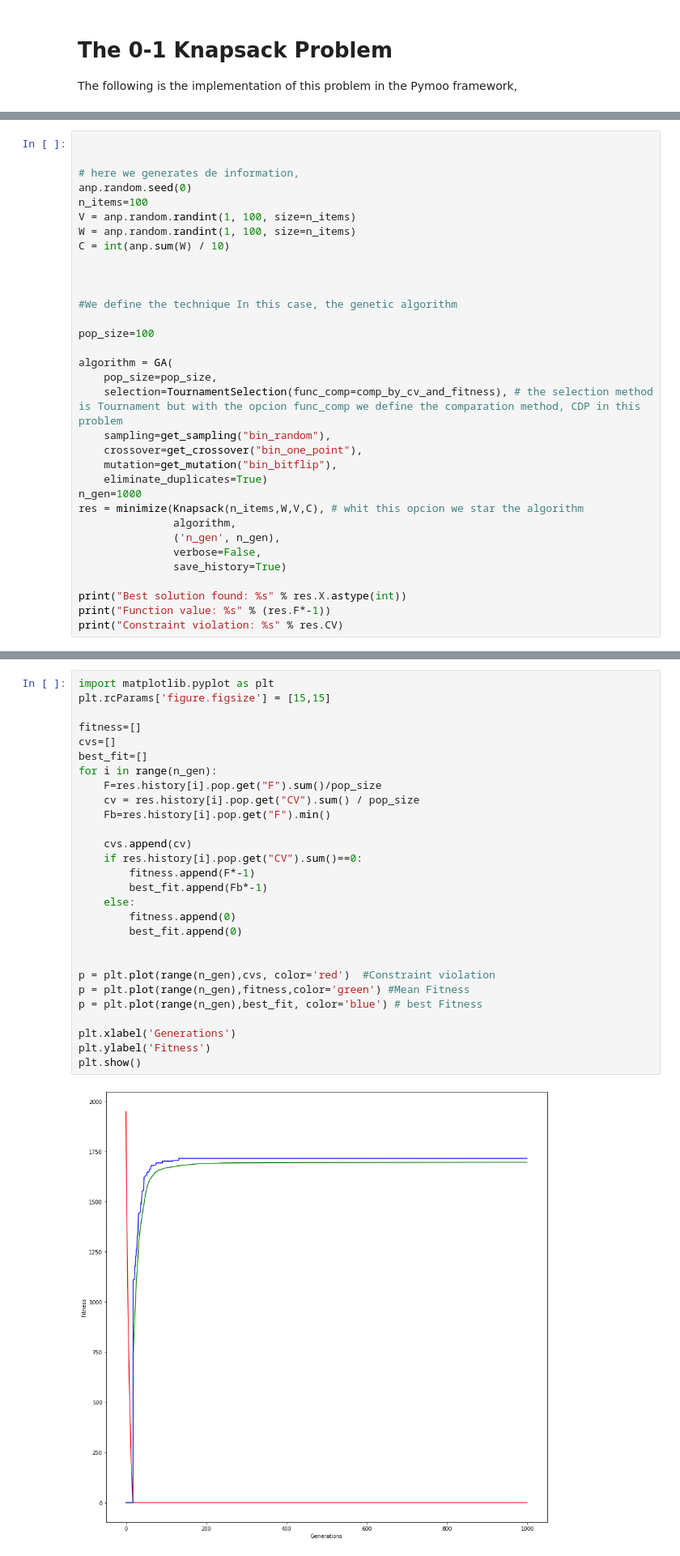
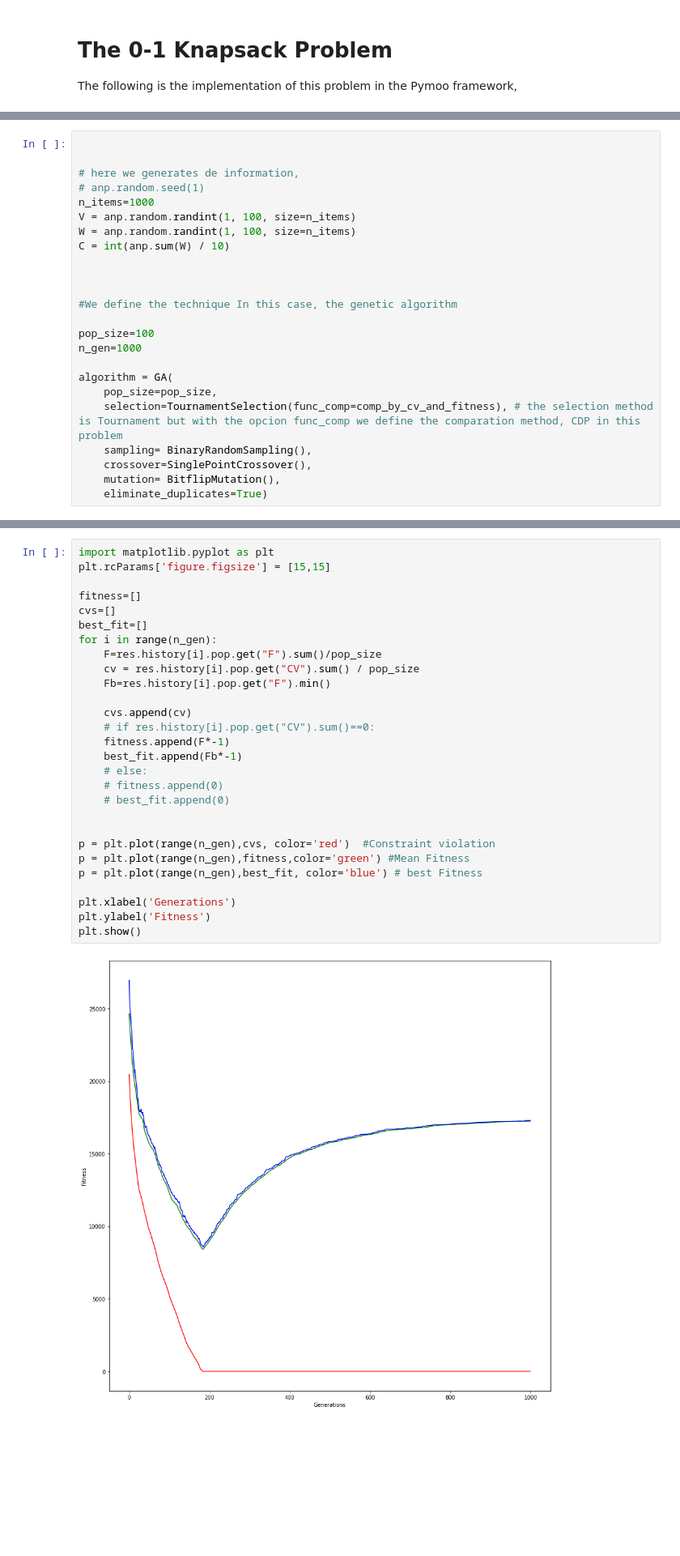
Before and after one commit to alex-cornejo/ENC2022, a Jupyter notebook: knapsack/knapsack.ipynb, the cells around one changed output, grey strips where cells are left out. Shown: that part at 81% size. Drawn from its saved outputs; the diff is of its cells as text; blank space fills up the shorter version.

```diff
--- a/knapsack/knapsack.ipynb
+++ b/knapsack/knapsack.ipynb
@@ -88,8 +98,8 @@ def comp_by_cv_and_fitness(pop, P, **kwargs):
 
 
 # here we generates de information,
-anp.random.seed(0)
-n_items=100
+# anp.random.seed(1)
+n_items=1000
 V = anp.random.randint(1, 100, size=n_items)
 W = anp.random.randint(1, 100, size=n_items)
 C = int(anp.sum(W) / 10)
@@ -99,21 +109,12 @@ C = int(anp.sum(W) / 10)
 #We define the technique In this case, the genetic algorithm
 
 pop_size=100
+n_gen=1000
 
 algorithm = GA(
     pop_size=pop_size,
     selection=TournamentSelection(func_comp=comp_by_cv_and_fitness), # the selection method is Tournament but with the opcion func_comp we define the comparation method, CDP in this problem
-    sampling=get_sampling("bin_random"),
-    crossover=get_crossover("bin_one_point"),
-    mutation=get_mutation("bin_bitflip"),
+    sampling= BinaryRandomSampling(),
+    crossover=SinglePointCrossover(),
+    mutation= BitflipMutation(),
     eliminate_duplicates=True)
-n_gen=1000
-res = minimize(Knapsack(n_items,W,V,C), # whit this opcion we star the algorithm
-               algorithm,
-               ('n_gen', n_gen),
-               verbose=False,
-               save_history=True)
-
-print("Best solution found: %s" % res.X.astype(int))
-print("Function value: %s" % (res.F*-1))
-print("Constraint violation: %s" % res.CV)
@@ -122,30 +154,30 @@ We can plot the best fitness in each generation
 # %%
 import matplotlib.pyplot as plt
 plt.rcParams['figure.figsize'] = [15,15]
 
 fitness=[]
 cvs=[]
 best_fit=[]
 for i in range(n_gen):
     F=res.history[i].pop.get("F").sum()/pop_size
     cv = res.history[i].pop.get("CV").sum() / pop_size
     Fb=res.history[i].pop.get("F").min()
 
     cvs.append(cv)
-    if res.history[i].pop.get("CV").sum()==0:
-        fitness.append(F*-1)
-        best_fit.append(Fb*-1)
-    else:
-        fitness.append(0)
-        best_fit.append(0)
+    # if res.history[i].pop.get("CV").sum()==0:
+    fitness.append(F*-1)
+    best_fit.append(Fb*-1)
+    # else:
+    # fitness.append(0)
+    # best_fit.append(0)
 
 
 p = plt.plot(range(n_gen),cvs, color='red')  #Constraint violation
 p = plt.plot(range(n_gen),fitness,color='green') #Mean Fitness
 p = plt.plot(range(n_gen),best_fit, color='blue') # best Fitness
 
 plt.xlabel('Generations')
 plt.ylabel('Fitness')
 plt.show()
 # %% [output]
-[figure, old version]
+[figure, new version]
```
Also changed, not shown: parts of 9 cells of this notebook.
